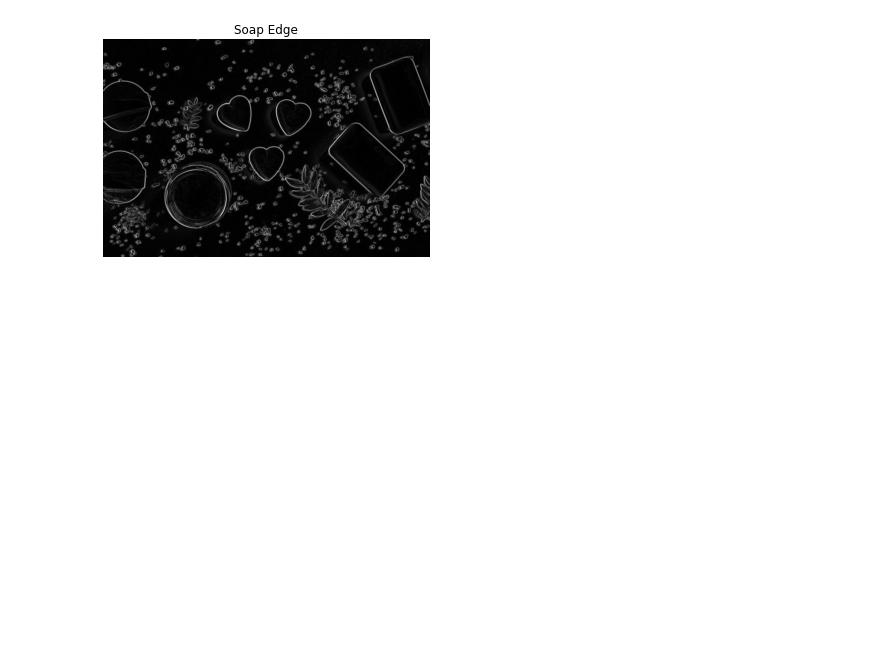
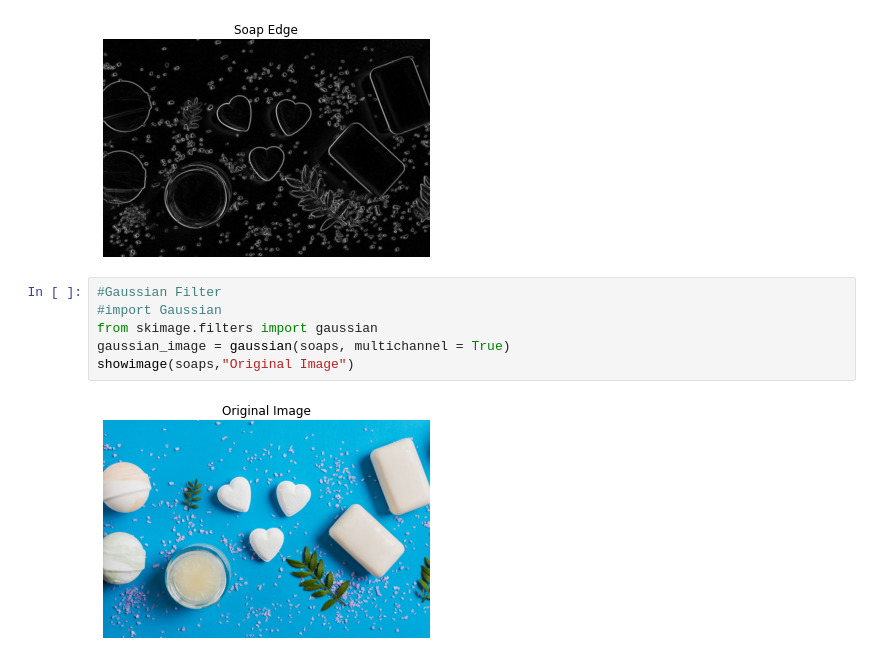
Before and after one commit to Gauravparajuli09/python, a Jupyter notebook: image_analysis_with_python.ipynb, the cells around one changed output. Saved outputs shown, nothing was run; the diff lists cells and outputs as text; blank space fills up the shorter version.

```diff
--- a/image_analysis_with_python.ipynb
+++ b/image_analysis_with_python.ipynb
@@ -141,3 +142,11 @@ soap_edge = sobel(soaps_gray)
 showimage(soap_edge,'Soap Edge')
 # %% [output]
 [figure]
+# %%
+#Gaussian Filter
+#import Gaussian
+from skimage.filters import gaussian
+gaussian_image = gaussian(soaps, multichannel = True)
+showimage(soaps,"Original Image")
+# %% [output]
+[figure, added]
```
Also changed, not shown: parts of 24 cells of this notebook.
